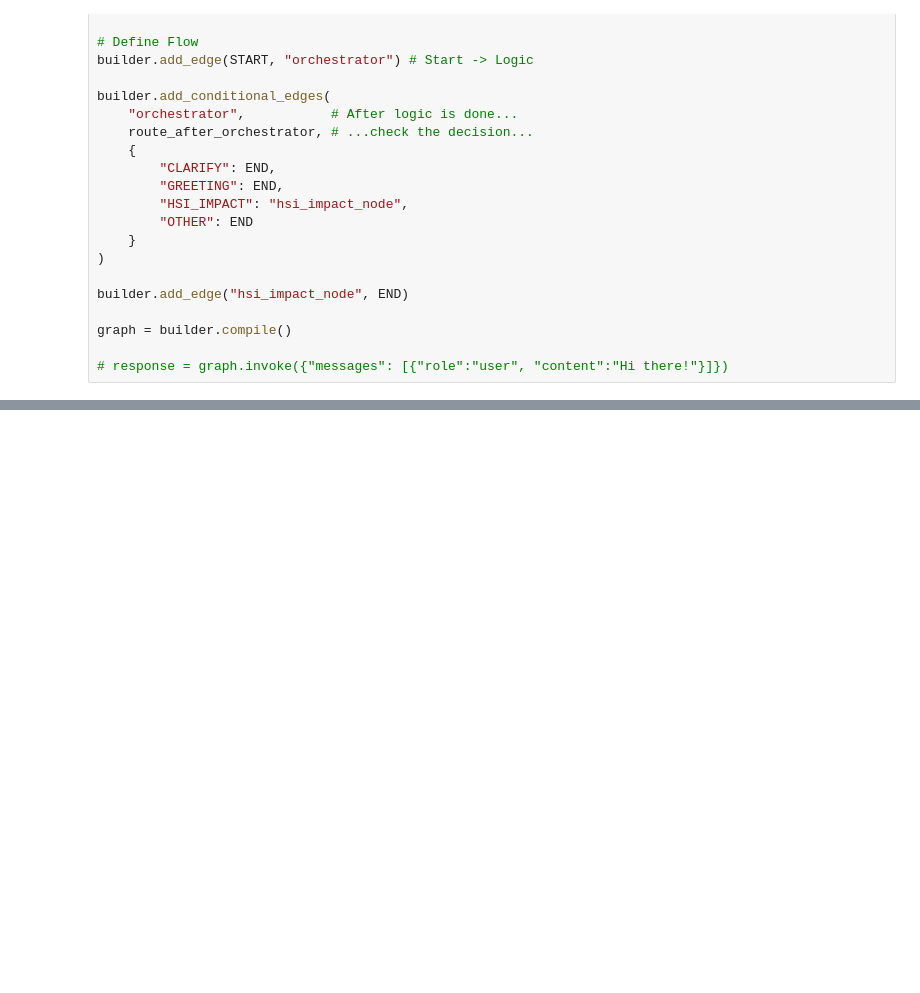
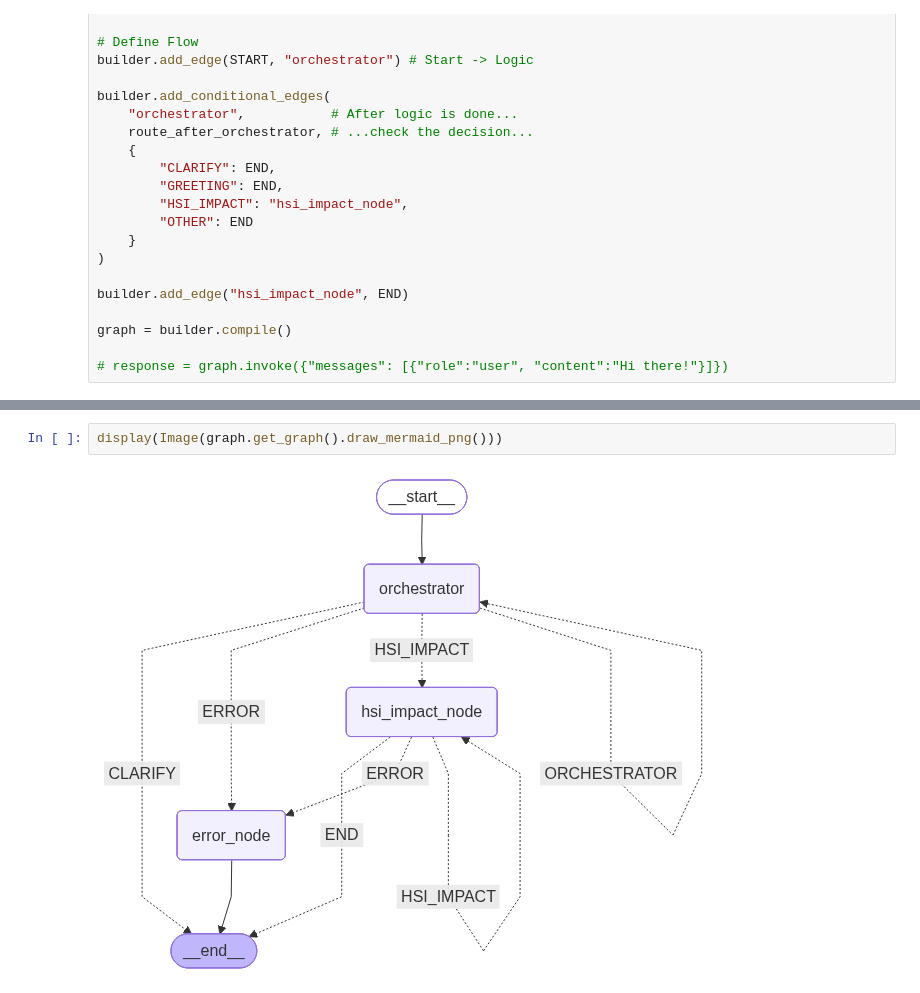
Before and after one commit to netrasagarmal/langchain_basics_genai, a Jupyter notebook: structured_output/structured_op.ipynb, the cells around one changed output, grey strips where cells are left out. Cells and saved outputs as stored; diff of their text form; blank space fills up the shorter version.

```diff
--- a/structured_output/structured_op.ipynb
+++ b/structured_output/structured_op.ipynb
@@ -228,0 +684,4 @@ Routing decision based on state: {'messages': [{'role': 'user', 'content': 'i ha
+# %%
+display(Image(graph.get_graph().draw_mermaid_png()))
+# %% [output]
+[figure, added]
```
Also changed, not shown: parts of 6 cells of this notebook.
